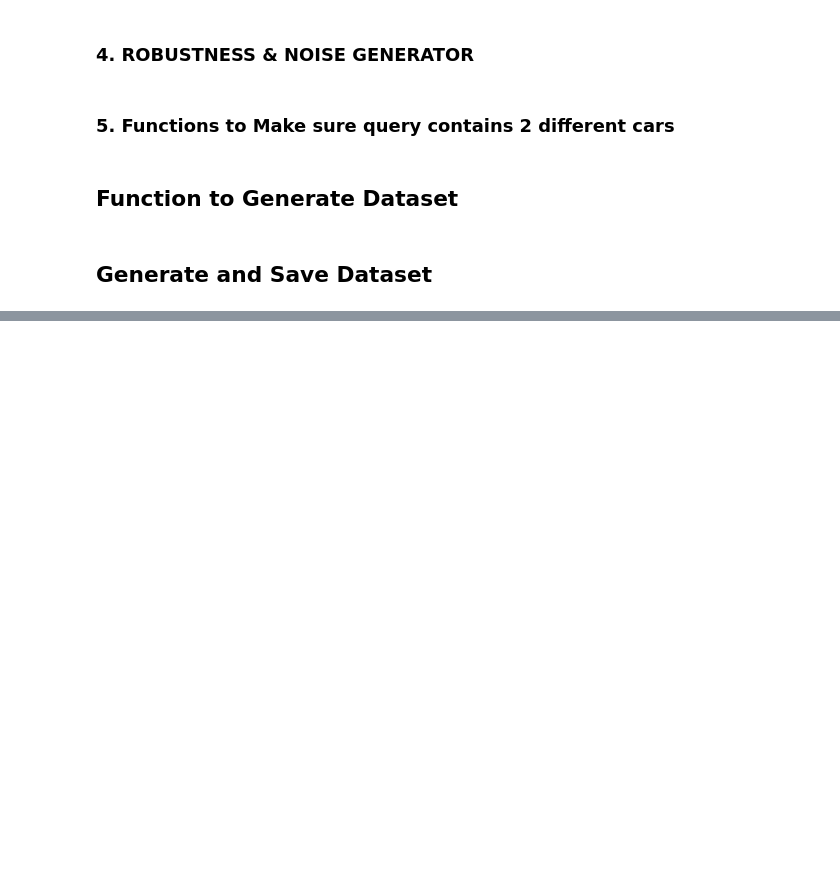
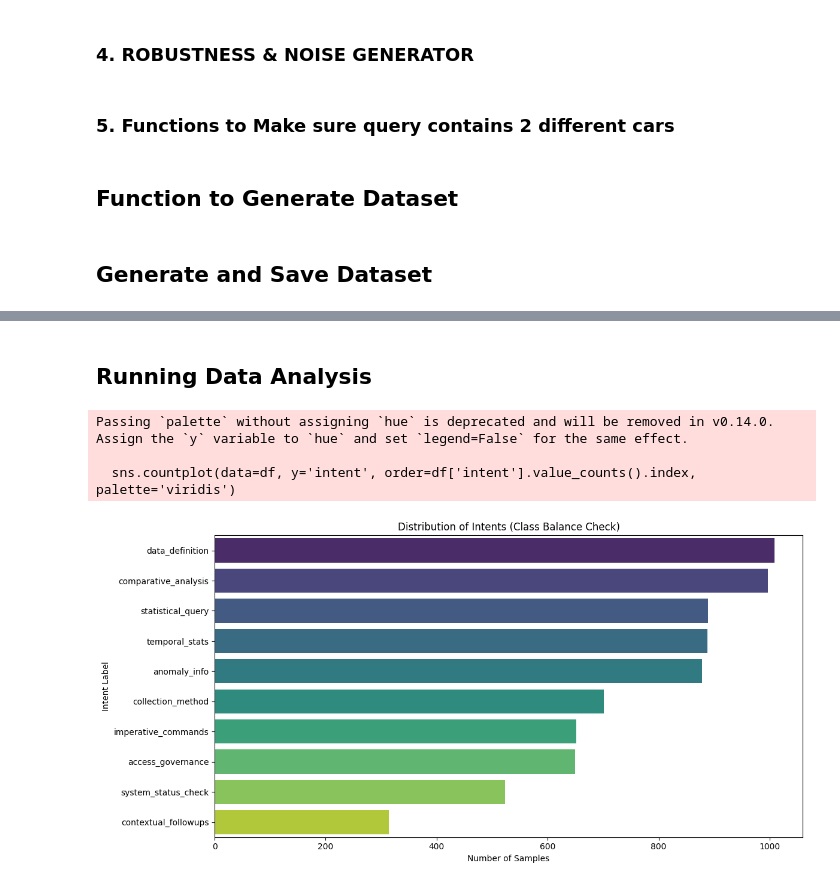
Before and after one commit to punnoose-1620/masters-thesis-sensor-data, a Jupyter notebook: Intent_Data_Generator.ipynb, the cells around one changed output, grey strips where cells are left out. Saved outputs shown, nothing was run; the diff lists cells and outputs as text; code cells hidden in the pictures; blank space fills up the shorter version.

Commit message:
Generated Data is Visualized

```diff
--- a/Intent_Data_Generator.ipynb
+++ b/Intent_Data_Generator.ipynb
@@ -265,6 +284,7 @@ def get_second_vehicle(brand, model, year):
 def generate_dataset(target_size=7500):
     dataset = []
     seen = set()
+    run_count = 0
 
     brands = list(AUTOMOTIVE_MAP.keys())
 
@@ -300,8 +320,10 @@ def generate_dataset(target_size=7500):
           # print(f"LOG: Raw Query : {raw_query}\n")
 
           query = inject_noise(raw_query)
+          run_count += 1
+          # print(f"LOG: Run Count : {run_count}\n")
 
-          if query not in seen:
+          if raw_query not in seen:
               dataset.append({
                   "query": query,
                   "intent": intent_value,
@@ -310,9 +332,9 @@ def generate_dataset(target_size=7500):
                   "year": year_value,
                   "sensor": sensor_value
               })
-              seen.add(query)
+              seen.add(raw_query)
               pbar.update(1)
-
+    print(run_count, 'Generation Cycles Completed')
     return pd.DataFrame(dataset)
 # %% [markdown]
 ## Generate and Save Dataset
@@ -324,0 +354,9 @@ Success! Generated 7500 unique entries for automotive sensor intent model.
+# %%
+def plot_intent_distribution(df):
+    plt.figure(figsize=(12, 6))
+    sns.countplot(data=df, y='intent', order=df['intent'].value_counts().index, palette='viridis')
+    plt.title('Distribution of Intents (Class Balance Check)')
+    plt.xlabel('Number of Samples')
+    plt.ylabel('Intent Label')
+    plt.tight_layout()
+    plt.show()
@@ -324,0 +440,9 @@ Success! Generated 7500 unique entries for automotive sensor intent model.
+# %% [markdown]
+## Running Data Analysis
+# %%
+plot_intent_distribution(df)
+# %% [output]
+Passing `palette` without assigning `hue` is deprecated and will be removed in v0.14.0. Assign the `y` variable to `hue` and set `legend=False` for the same effect.
+
+  sns.countplot(data=df, y='intent', order=df['intent'].value_counts().index, palette='viridis')
+[figure, added]
```
Also changed, not shown: parts of 20 cells of this notebook.
